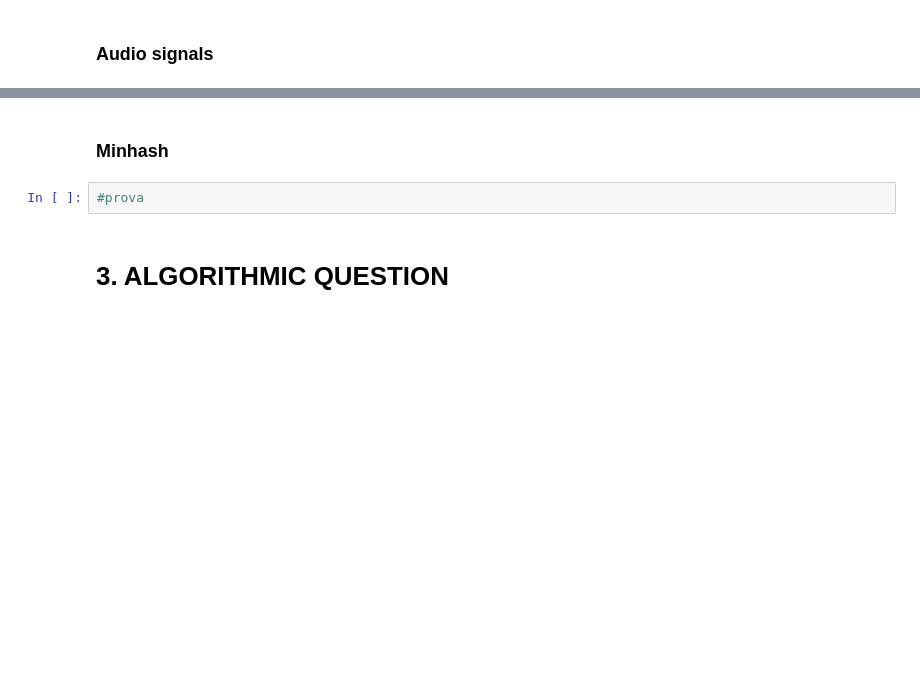
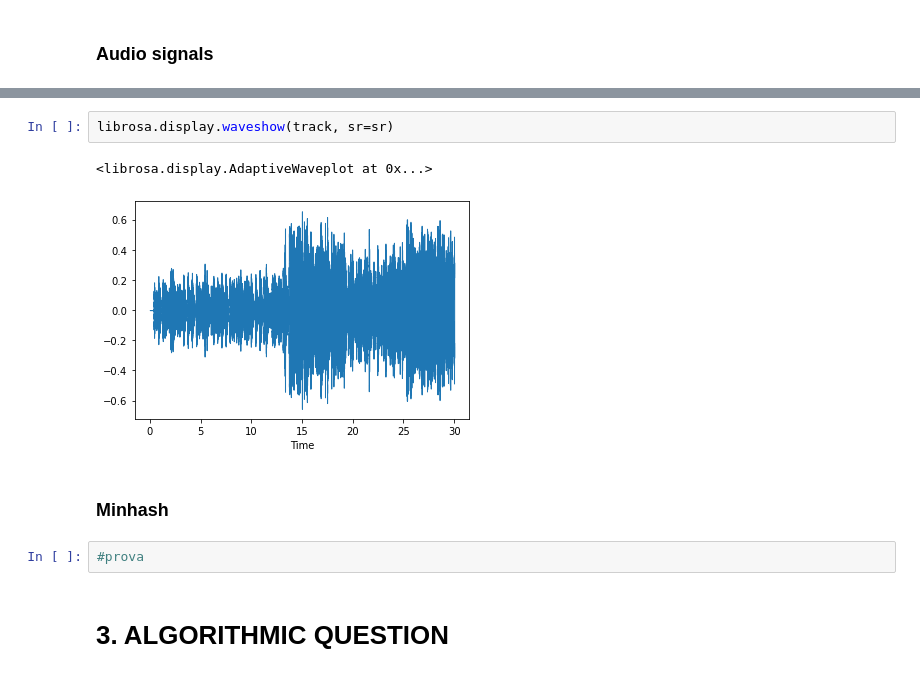
Before and after one commit to PliniLeonardo/ADM_HW4, a Jupyter notebook: homework4.ipynb, the cells around one changed output, grey strips where cells are left out. Saved outputs shown, nothing was run; the diff lists cells and outputs as text; blank space fills up the shorter version.

```diff
--- a/homework4.ipynb
+++ b/homework4.ipynb
@@ -56,3 +72,8 @@ NameError: name 'tracks' is not defined
+# %%
+librosa.display.waveshow(track, sr=sr)
+# %% [output]
+<librosa.display.AdaptiveWaveplot at 0x...>
+[figure, added]
 # %% [markdown]
 ### Minhash
 # %%
```
Also changed, not shown: parts of 12 cells of this notebook, 1 other file.
